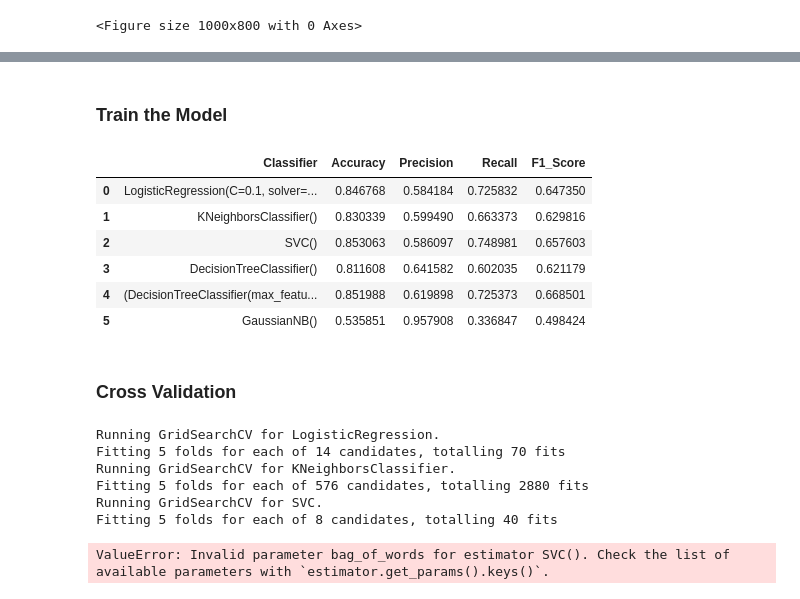
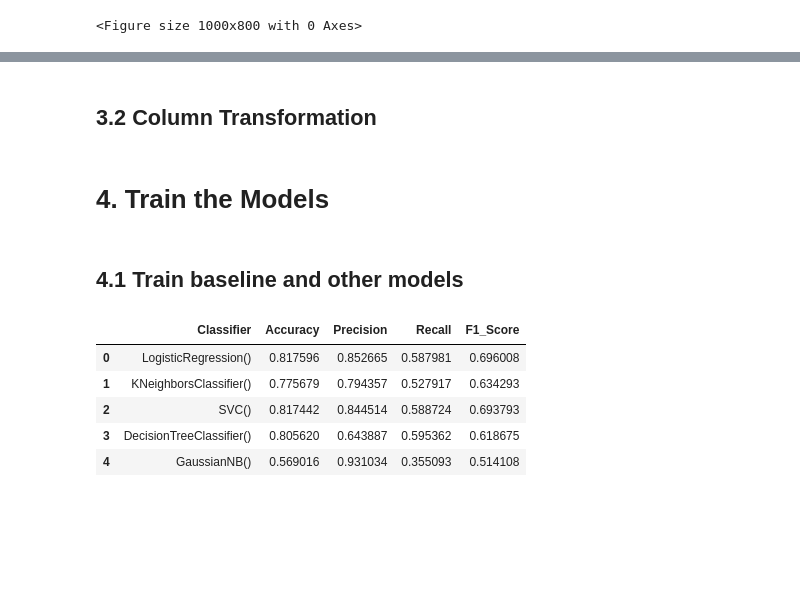
Before and after one commit to rkadey/Income-Prediction, a Jupyter notebook: ML Classification Notebook.ipynb, the cells around one changed output, grey strips where cells are left out. Cells and saved outputs as stored; diff of their text form; code cells hidden in the pictures; blank space fills up the shorter version.

```diff
--- a/ML Classification Notebook.ipynb
+++ b/ML Classification Notebook.ipynb
@@ -258,10 +274,9 @@ y = data.iloc[:,-2]
 
 X_train, X_eval, y_train, y_eval = train_test_split(X, y,
                                                   test_size = 0.2,
-                                                  stratify = y,
                                                   random_state = 0)
-# %% [markdown]
-### Train the Model
+# %% [markdown]
+## 3.2 Column Transformation
 # %%
 # segregate categorical columns from numerical columns.
 categorical_features = X.select_dtypes(include="object").columns
@@ -285,46 +303,42 @@ features_preprocessor = ColumnTransformer(
+# %% [markdown]
+# 4. Train the Models
+# %% [markdown]
+## 4.1 Train baseline and other models
 # %%
 classifiers = [
-    LogisticRegression(C=0.1, penalty='l2', solver='liblinear'),
+    LogisticRegression(),
     KNeighborsClassifier(),
     SVC(),
     DecisionTreeClassifier(),
-    RandomForestClassifier(),
     GaussianNB(),
 ]
 
 # dataframe to store the accuracy of each classifier
 df_results = pd.DataFrame(columns=
     ['Classifier', 'Accuracy','Precision', 'Recall', 'F1_Score'])
 
-# train a model using each classifier
+
 for classifier in classifiers:
-    # create the pipeline to preprocess the features
-    # and apply the classifier
     pipe = Pipeline(steps=[
         ('preprocessor', features_preprocessor),
+        ('sampling', smt),
         ('classifier', classifier)])
-    # train the model
     pipe.fit(X_train, y_train)
-
     y_pred = pipe.predict(X_eval)
 
     # append the result to the dataframe
     df_results = df_results.append(pd.Series({
         'Classifier' : classifier,
         'Accuracy' : accuracy_score(y_pred, y_eval),
         'Precision' : precision_score(y_pred, y_eval),
         'Recall':    recall_score(y_pred, y_eval),
         'F1_Score': f1_score(y_pred, y_eval)
     }),ignore_index = True)
+df_results
+# %% [output]
+|  | Classifier | Accuracy | Precision | Recall | F1_Score |
+| 0 | LogisticRegression() | 0.817596 | 0.852665 | 0.587981 | 0.696008 |
+| 1 | KNeighborsClassifier() | 0.775679 | 0.794357 | 0.527917 | 0.634293 |
+| 2 | SVC() | 0.817442 | 0.844514 | 0.588724 | 0.693793 |
+| 3 | DecisionTreeClassifier() | 0.805620 | 0.643887 | 0.595362 | 0.618675 |
+| 4 | GaussianNB() | 0.569016 | 0.931034 | 0.355093 | 0.514108 |
-# %%
- df_results
-# %% [output]
-|  | Classifier | Accuracy | Precision | Recall | F1_Score |
-| 0 | LogisticRegression(C=0.1, solver=... | 0.846768 | 0.584184 | 0.725832 | 0.647350 |
-| 1 | KNeighborsClassifier() | 0.830339 | 0.599490 | 0.663373 | 0.629816 |
-| 2 | SVC() | 0.853063 | 0.586097 | 0.748981 | 0.657603 |
-| 3 | DecisionTreeClassifier() | 0.811608 | 0.641582 | 0.602035 | 0.621179 |
-| 4 | (DecisionTreeClassifier(max_featu... | 0.851988 | 0.619898 | 0.725373 | 0.668501 |
-| 5 | GaussianNB() | 0.535851 | 0.957908 | 0.336847 | 0.498424 |
-# %% [markdown]
-### Cross Validation
@@ -440,11 +344,0 @@ params1 = {
-# %%
-grid_search = EstimatorSelectionHelper(models1, params1)
-grid_search.fit(X_train, y_train, scoring='f1', n_jobs=2)
-# %% [output]
-Running GridSearchCV for LogisticRegression.
-Fitting 5 folds for each of 14 candidates, totalling 70 fits
-Running GridSearchCV for KNeighborsClassifier.
-Fitting 5 folds for each of 576 candidates, totalling 2880 fits
-Running GridSearchCV for SVC.
-Fitting 5 folds for each of 8 candidates, totalling 40 fits
-ValueError: Invalid parameter bag_of_words for estimator SVC(). Check the list of available parameters with `estimator.get_params().keys()`.
```
Also changed, not shown: parts of 38 cells of this notebook, 1 other file.
